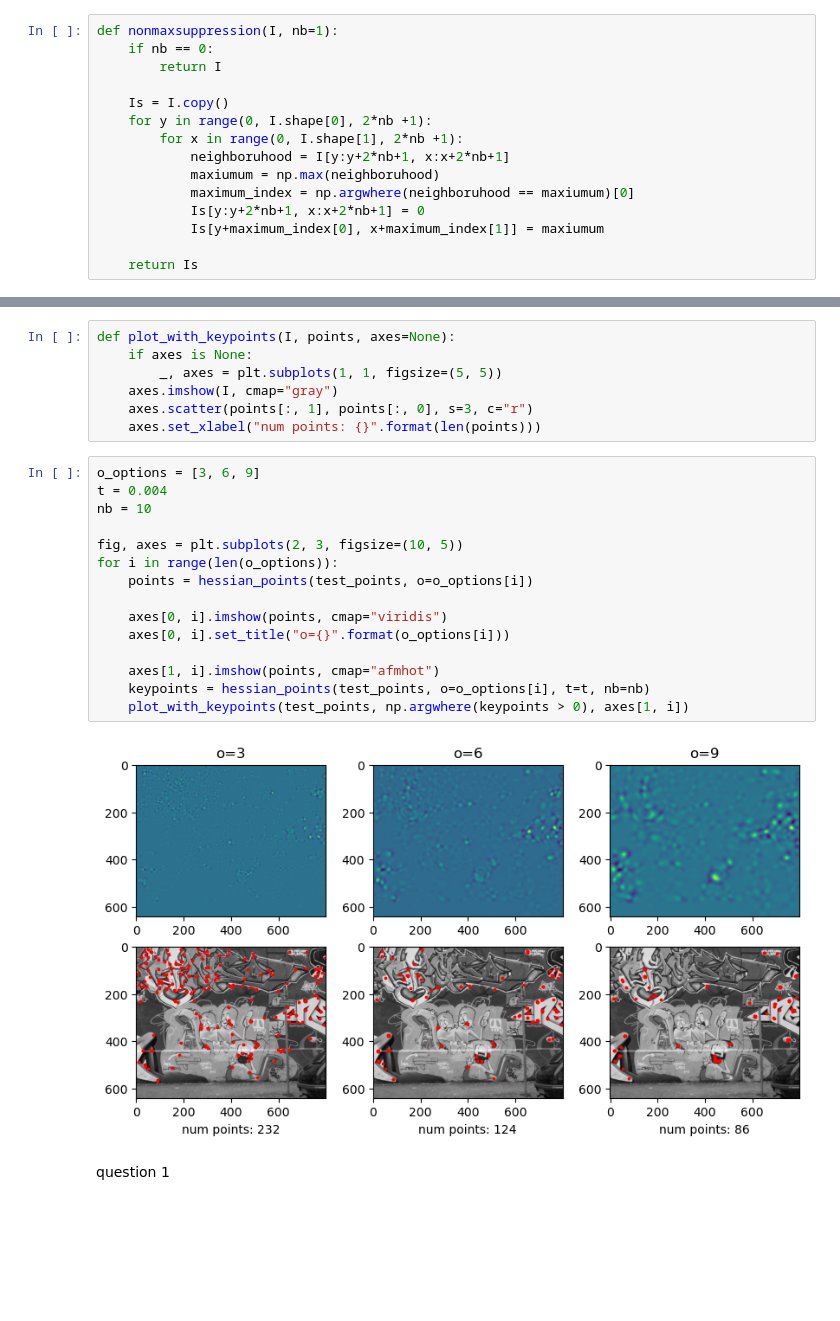
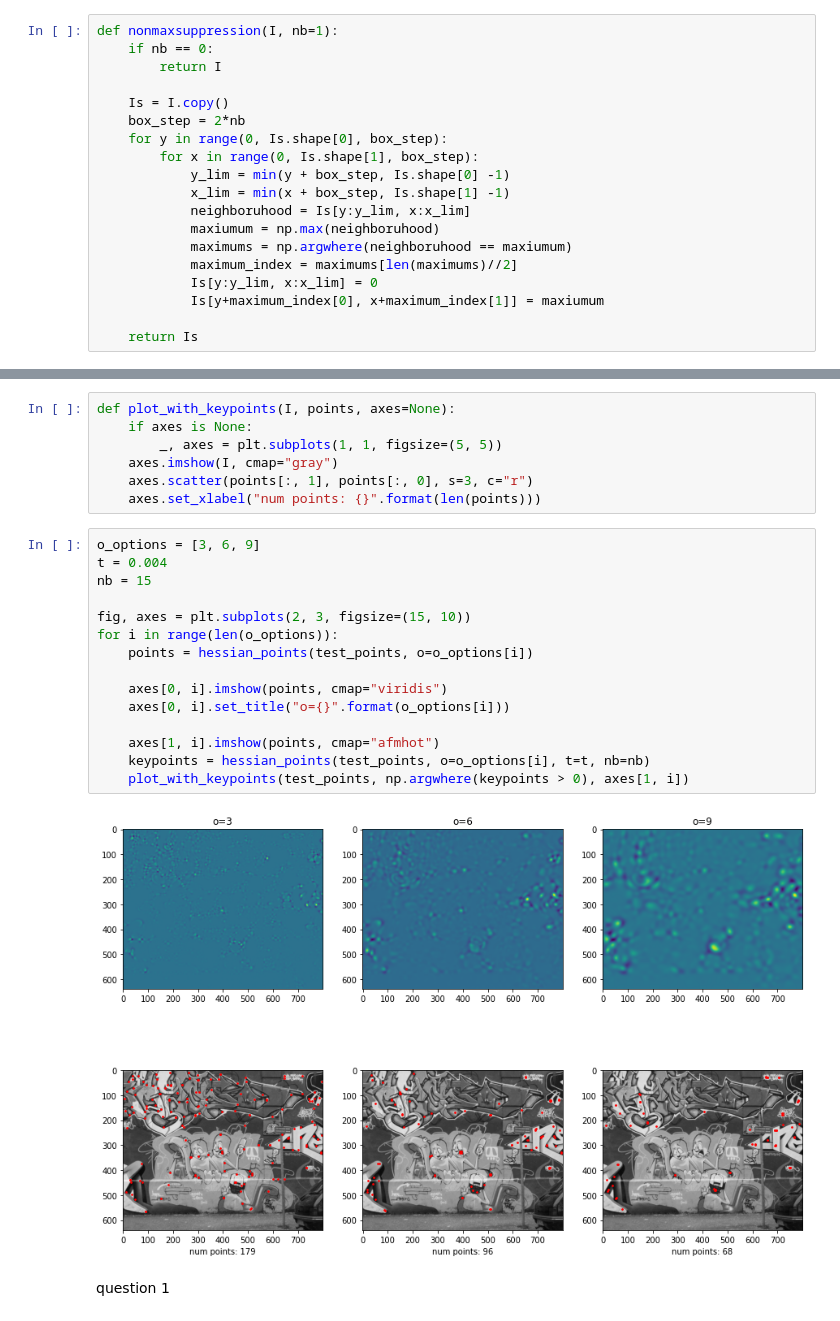
Before and after one commit to al-pi314/computer_vision, a Jupyter notebook: assigments/assigment4/solution.ipynb, the cells around one changed output, grey strips where cells are left out. Cells and saved outputs as stored; diff of their text form; blank space fills up the shorter version.

```diff
--- a/assigments/assigment4/solution.ipynb
+++ b/assigments/assigment4/solution.ipynb
@@ -47,12 +54,16 @@ def nonmaxsuppression(I, nb=1):
         return I
 
     Is = I.copy()
-    for y in range(0, I.shape[0], 2*nb +1):
-        for x in range(0, I.shape[1], 2*nb +1):
-            neighboruhood = I[y:y+2*nb+1, x:x+2*nb+1]
+    box_step = 2*nb
+    for y in range(0, Is.shape[0], box_step):
+        for x in range(0, Is.shape[1], box_step):
+            y_lim = min(y + box_step, Is.shape[0] -1)
+            x_lim = min(x + box_step, Is.shape[1] -1)
+            neighboruhood = Is[y:y_lim, x:x_lim]
             maxiumum = np.max(neighboruhood)
-            maximum_index = np.argwhere(neighboruhood == maxiumum)[0]
-            Is[y:y+2*nb+1, x:x+2*nb+1] = 0
+            maximums = np.argwhere(neighboruhood == maxiumum)
+            maximum_index = maximums[len(maximums)//2]
+            Is[y:y_lim, x:x_lim] = 0
             Is[y+maximum_index[0], x+maximum_index[1]] = maxiumum
 
     return Is
@@ -112,20 +123,20 @@ def plot_with_keypoints(I, points, axes=None):
 # %%
 o_options = [3, 6, 9]
 t = 0.004
-nb = 10
+nb = 15
 
-fig, axes = plt.subplots(2, 3, figsize=(10, 5))
+fig, axes = plt.subplots(2, 3, figsize=(15, 10))
 for i in range(len(o_options)):
     points = hessian_points(test_points, o=o_options[i])
 
     axes[0, i].imshow(points, cmap="viridis")
     axes[0, i].set_title("o={}".format(o_options[i]))
 
     axes[1, i].imshow(points, cmap="afmhot")
     keypoints = hessian_points(test_points, o=o_options[i], t=t, nb=nb)
     plot_with_keypoints(test_points, np.argwhere(keypoints > 0), axes[1, i])
 # %% [output]
-[figure, old version]
+[figure, new version]
 # %% [markdown]
 question 1
 # %% [markdown]
```
Also changed, not shown: parts of 21 cells of this notebook.
